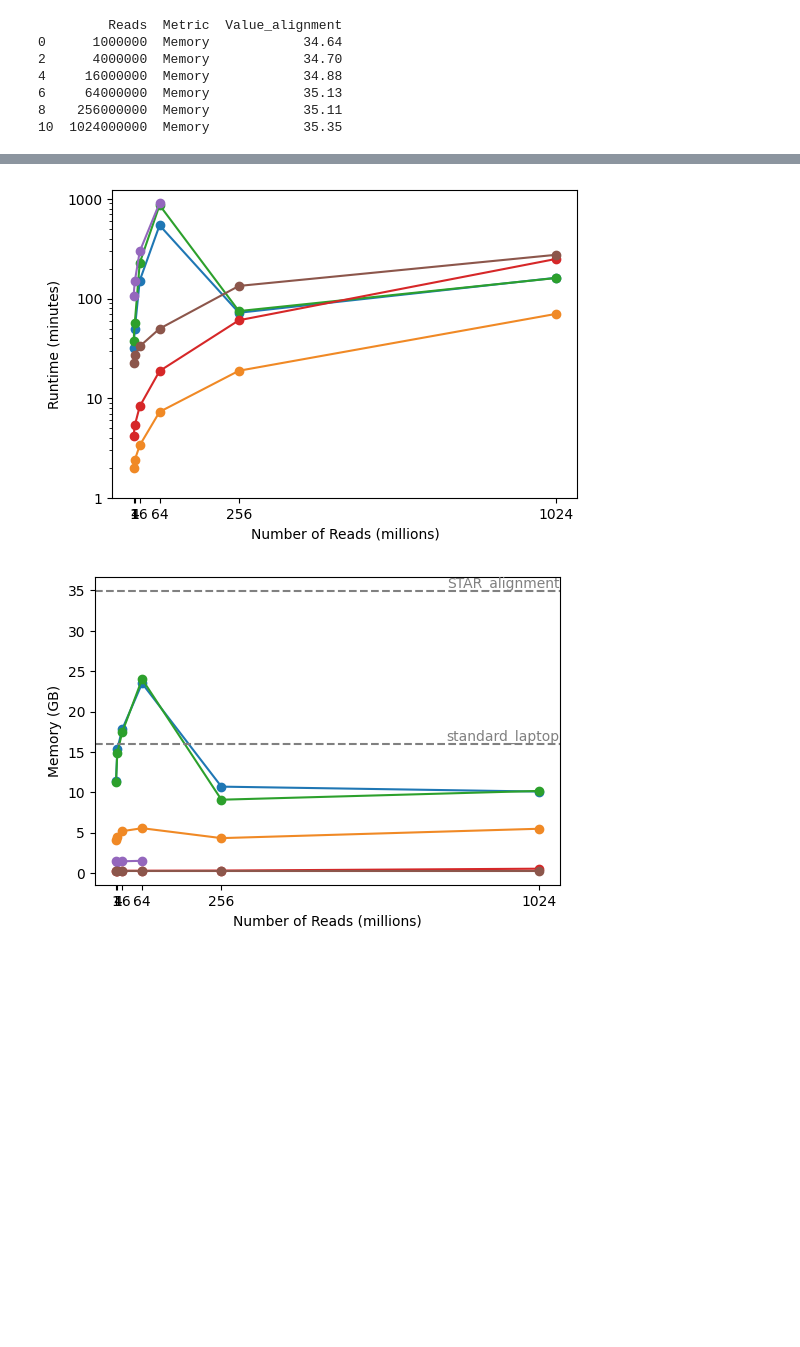
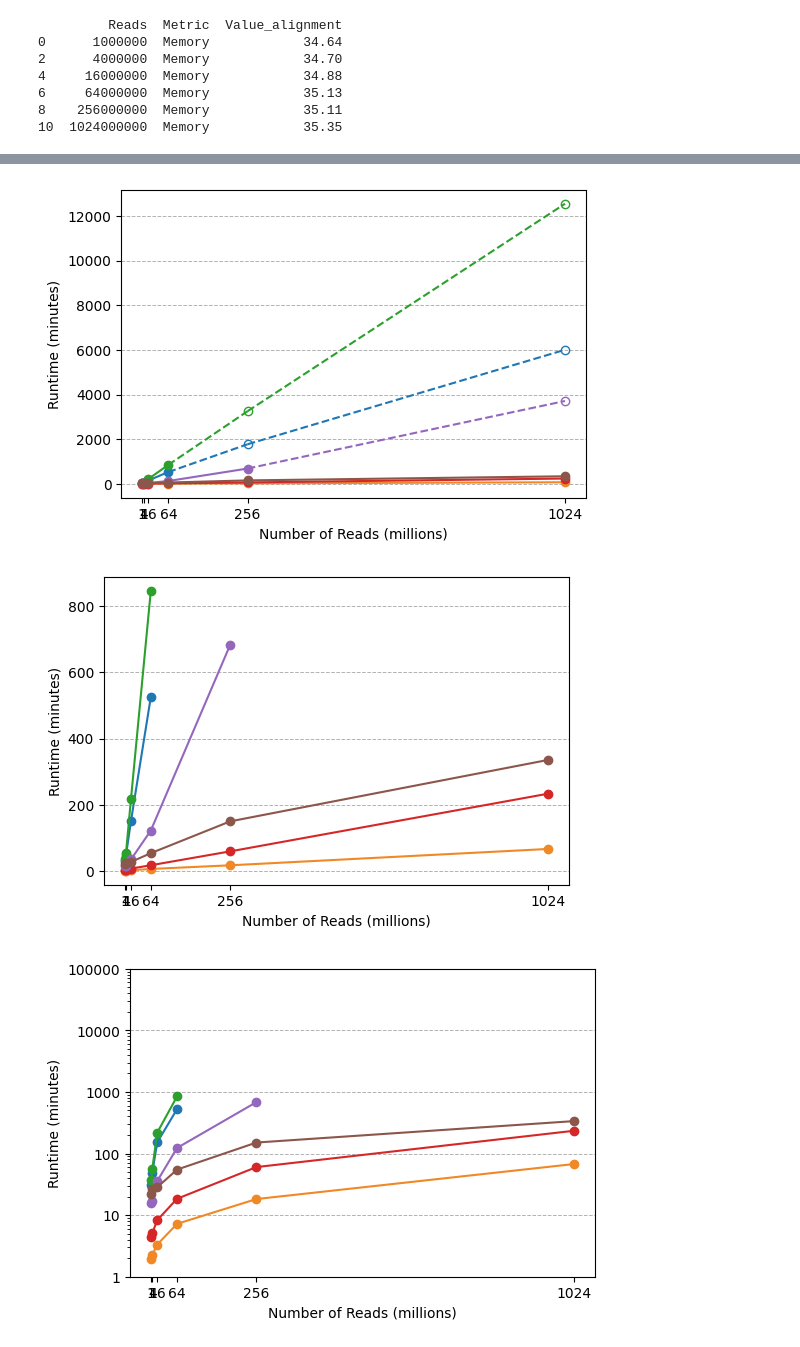
Before and after one commit to pachterlab/RLSRP_2025, a Jupyter notebook: notebooks/Fig2_aggregate.ipynb, the cells around one changed output, grey strips where cells are left out. Saved outputs shown, nothing was run; the diff lists cells and outputs as text; code cells hidden in the pictures; blank space fills up the shorter version.

```diff
--- a/notebooks/Fig2_aggregate.ipynb
+++ b/notebooks/Fig2_aggregate.ipynb
@@ -279,14 +282,14 @@ with open(variant_calling_stats_file, "r") as f:
         if runtime_match:
             tool, reads, minutes, seconds = runtime_match.groups()
             runtime = round((int(float(minutes)) * 60 + float(seconds)) / 60, 2)  # units: minutes
-            data.append({"Tool": tool, "Reads": int(reads), "Metric": "Runtime", "Value_variant_calling": runtime})
+            data.append({"Tool": tool, "Reads": int(reads), "Metric": "Runtime", "Value_variant_calling": runtime, "Extrapolated": False})
 
         # Extract memory usage
         memory_match = memory_pattern.match(line)
         if memory_match:
             tool, reads, mem_value, unit = memory_match.groups()
             memory = round(float(mem_value) if unit == "GB" else float(mem_value) / 1024, 2)  # units: GB
-            data.append({"Tool": tool, "Reads": int(reads), "Metric": "Memory", "Value_variant_calling": memory})
+            data.append({"Tool": tool, "Reads": int(reads), "Metric": "Memory", "Value_variant_calling": memory, "Extrapolated": False})
 
 # Convert to DataFrame
 time_and_memory_df = pd.DataFrame(data)
@@ -380,11 +446,15 @@ time_and_memory_df.head()
 # %%
 import importlib
 import RLSRWP_2025.visualization_utils
 importlib.reload(RLSRWP_2025.visualization_utils)
 from RLSRWP_2025.visualization_utils import plot_time_and_memory_benchmarking
+plot_time_and_memory_benchmarking(time_and_memory_df, metric_name = "Runtime", units="minutes", y_col="Value_total", plot_extrapolated=True, output_file = f"{fig2_output_dir}/runtime_benchmarking_with_extrapolated_values.pdf")
+plot_time_and_memory_benchmarking(time_and_memory_df, metric_name = "Runtime", units="minutes", y_col="Value_total", output_file = f"{fig2_output_dir}/runtime_benchmarking.pdf")
+plot_time_and_memory_benchmarking(time_and_memory_df, metric_name = "Runtime", units="minutes", y_col="Value_total", log_y=True)
+plot_time_and_memory_benchmarking(time_and_memory_df, metric_name = "Runtime", units="minutes", y_col="Value_total", log_y=True, log_x=True)
 
-plot_time_and_memory_benchmarking(time_and_memory_df, metric_name = "Runtime", units="minutes", y_col="Value_total", log_y=True, output_file = f"{fig2_output_dir}/runtime_benchmarking.pdf")
 plot_time_and_memory_benchmarking(time_and_memory_df, metric_name = "Memory", units="GB", y_col="Value_total", y_thresholds={"standard_laptop": 16, "STAR_alignment": star_alignment_memory_mean}, output_file = f"{fig2_output_dir}/memory_benchmarking.pdf")
 # %% [output]
-[figure, old version]
+[figure, new version]
-[figure, old version]
+[figure, new version]
+[figure, added]
```
Also changed, not shown: parts of 9 cells of this notebook, 12 other files.
